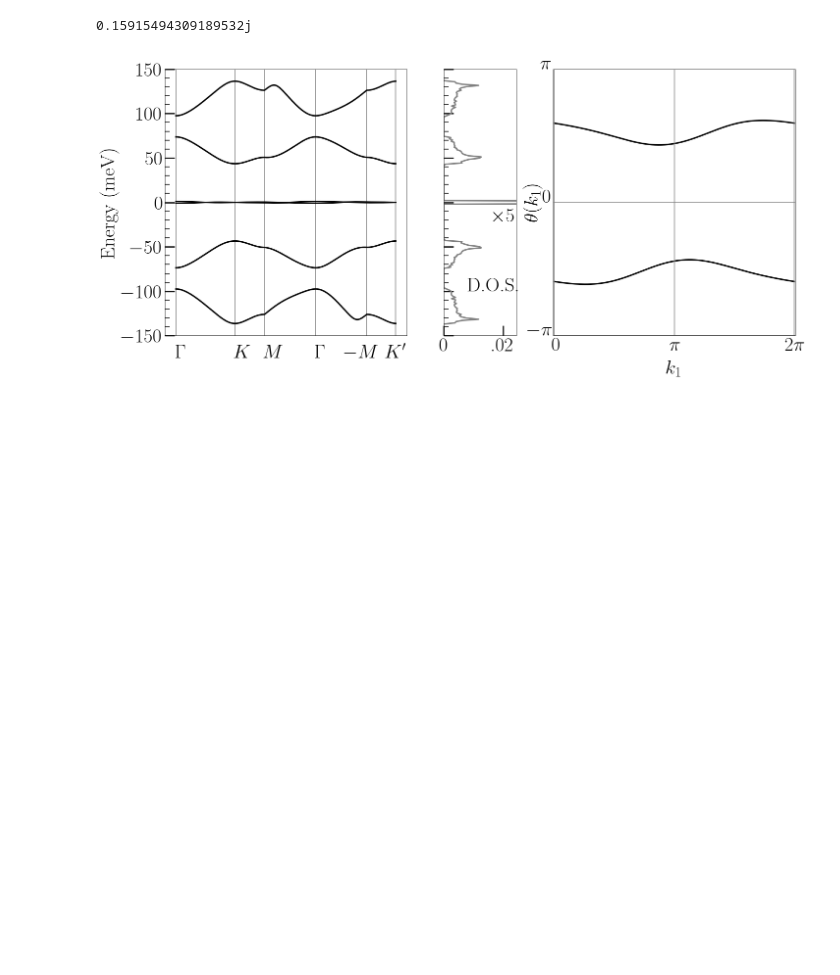
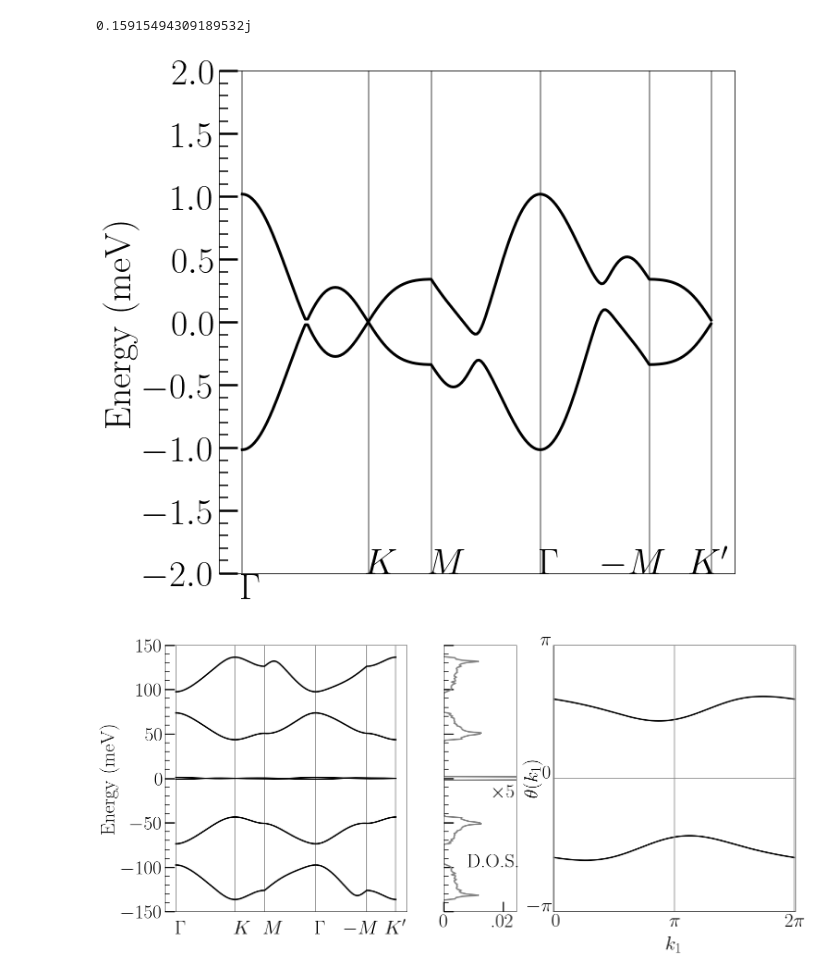
Before and after one commit to aaronchew/magnetic-band-structure, a Jupyter notebook: TBG/Untitled.ipynb, the cells around one changed output. Drawn from its saved outputs; the diff is of its cells as text; code cells hidden in the pictures; blank space fills up the shorter version.

Commit message:
added zoomed-in plot

```diff
--- a/TBG/Untitled.ipynb
+++ b/TBG/Untitled.ipynb
@@ -258,6 +257,61 @@ def my_formatter(x, pos):
         return val_str
 
 major_formatter = FuncFormatter(my_formatter)
+# %%
+from matplotlib.ticker import (MultipleLocator, AutoMinorLocator)
+from matplotlib import ticker
+
+font = {'family' : 'normal',
+        'weight' : 'normal',
+        'size'   : 40}
+
+matplotlib.rc('font', **font)
+matplotlib.rc('text',usetex=True)
+
+fig, axes = plt.subplots(nrows=1, ncols=1, figsize=(10, 10))
+plt.subplots_adjust(wspace=0.2)
+
+axes.get_xaxis().set_visible(False)
+axes.tick_params(direction="in",width=2.5, length=180)
+
+arrayOfEigenvals=np.array(listOfEigenvals)# take the 8 bands closest to 0 energy
+axes.axvline(x=len_k[0],color='gray')
+axes.text(len_k[0]-.05,-2.3,r'$\Gamma$',rotation=0)
+axes.axvline(x=len_k[50],color='gray')
+axes.text(len_k[50]-.15,-2,r'$K$',rotation=0)
+axes.axvline(x=len_k[100],color='gray')
+axes.text(len_k[100]-.15,-2,r'$M$',rotation=0)
+axes.axvline(x=len_k[150],color='gray')
+axes.text(len_k[150]-.05,-2,r'$\Gamma$',rotation=0)
+axes.axvline(x=len_k[200],color='gray')
+axes.text(len_k[200]-2.4,-2,r'$-M$',rotation=0)
+axes.axvline(x=len_k[249],color='gray')
+axes.text(len_k[249]-1.15,-2,r"$K'$",rotation=0)
+axes.set_ylim([-2, 2])
+
+#axes[0].xlim([-0.075,len_k[249]+.075])
+#plt.ylim([0,2*np.pi])
+
+axes.set_ylabel(r'Energy (meV)')
+for i in range(160,162):
+    axes.plot(len_k, arrayOfEigenvals[:,i],linewidth=3,color='black')
+
+
+ap = np.concatenate(([0],a,[0]))/area
+qp = np.concatenate(([b[0]-np.diff(b)[0]/2.0],q,[b[-1]+np.diff(b)[0]/2.0]))
+
+axes.get_yaxis().set_major_locator(MultipleLocator(0.5))
+axes.get_yaxis().set_minor_locator(MultipleLocator(0.1))
+axes.tick_params(which='major',direction="in",width=2.5, length=20)
+axes.tick_params(which='minor',direction="in",width=1.5, length=10)
+
+
+
+axes.tick_params(direction="in",width=2.5, length=20)
+
+plt.savefig('Phase_A_zoomed.png',bbox_inches='tight')
+# %% [output]
+[figure, added]
 # %%
 from matplotlib.ticker import (MultipleLocator, AutoMinorLocator)
 from matplotlib import ticker
```
Also changed, not shown: parts of 2 cells of this notebook.
